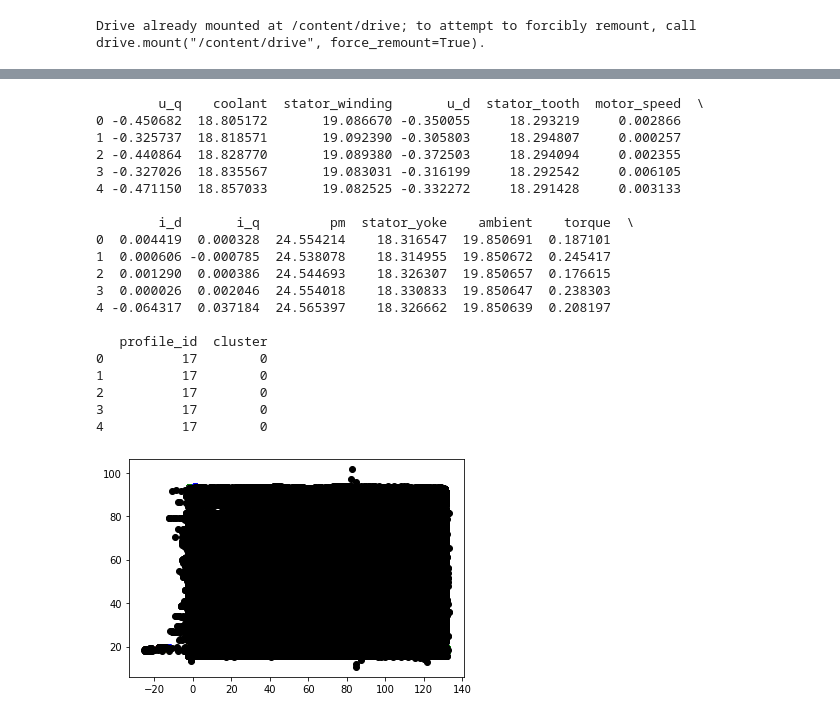
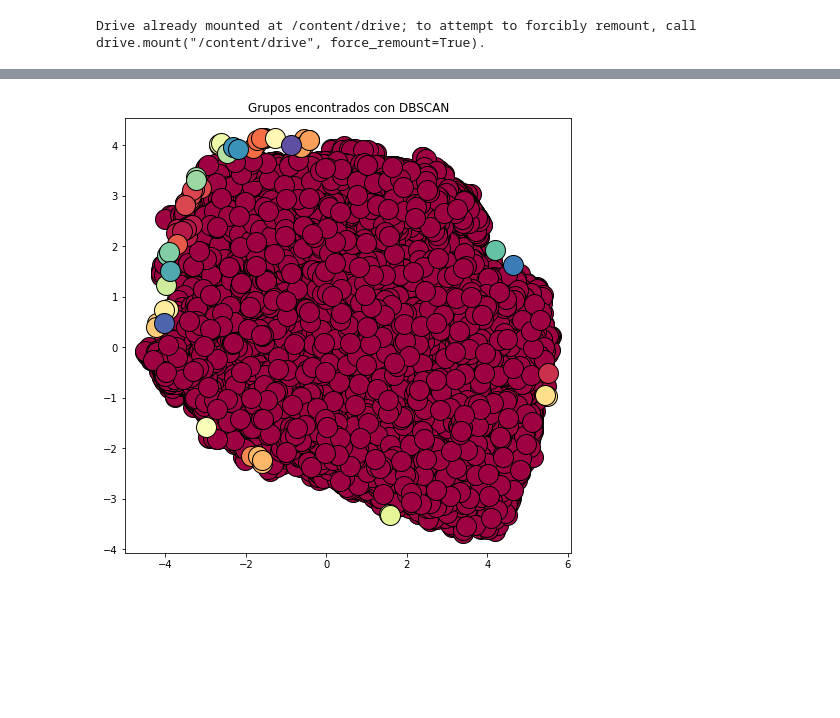
Before and after one commit to marcgym2/MachineLearning, a Jupyter notebook: Tarea5.ipynb, the cells around one changed output, grey strips where cells are left out. Saved outputs shown, nothing was run; the diff lists cells and outputs as text; code cells hidden in the pictures; blank space fills up the shorter version.

```diff
--- a/Tarea5.ipynb
+++ b/Tarea5.ipynb
@@ -55,5 +112,5 @@ X_norm = scaler.fit_transform(X)
 # Definir el modelo DBSCAN con los parámetros eps y min_samples
 # eps: radio máximo de la vecindad de un punto (distancia euclidiana)
 # min_samples: número mínimo de puntos que deben estar dentro del radio eps
-dbscan = DBSCAN(eps=0.5, min_samples=5)
+dbscan = DBSCAN(eps=0.15, min_samples=1)
 # %%
@@ -62,4 +121,9 @@ dbscan.fit(X_norm)
 # %%
-# Obtenemos las etiquetas de cada punto, -1 indica ruido
+# Obtener los grupos de puntos y etiquetas de cada punto, -1 indica ruido
 labels = dbscan.labels_
+clusters = set(labels)
+# %%
+# Definir los puntos núcleo (core samples) y los puntos frontera (boundary samples)
+core_samples_mask = np.zeros_like(labels, dtype=bool)
+core_samples_mask[dbscan.core_sample_indices_] = True
 # %%
@@ -74,42 +137,0 @@ Número de puntos considerados como ruido: 487178
-# %%
-# Añadimos las etiquetas al DataFrame
-df_measures['cluster'] = labels
-
-# Mostramos los resultados
-print(df_measures.head())
-# %% [output]
-        u_q    coolant  stator_winding       u_d  stator_tooth  motor_speed  \
-0 -0.450682  18.805172       19.086670 -0.350055     18.293219     0.002866
-1 -0.325737  18.818571       19.092390 -0.305803     18.294807     0.000257
-2 -0.440864  18.828770       19.089380 -0.372503     18.294094     0.002355
-3 -0.327026  18.835567       19.083031 -0.316199     18.292542     0.006105
-4 -0.471150  18.857033       19.082525 -0.332272     18.291428     0.003133
-
-        i_d       i_q         pm  stator_yoke    ambient    torque  \
-0  0.004419  0.000328  24.554214    18.316547  19.850691  0.187101
-1  0.000606 -0.000785  24.538078    18.314955  19.850672  0.245417
-2  0.001290  0.000386  24.544693    18.326307  19.850657  0.176615
-3  0.000026  0.002046  24.554018    18.330833  19.850647  0.238303
-4 -0.064317  0.037184  24.565397    18.326662  19.850639  0.208197
-
-   profile_id  cluster
-0          17        0
-1          17        0
-2          17        0
-3          17        0
-4          17        0
-# %%
-# Creamos un array de colores para los puntos
-colors = ['red', 'blue', 'green', 'yellow', 'purple', 'pink', 'orange']
-unique_labels = set(labels)
-for label in unique_labels:
-    if label == -1:
-        # Pintamos los puntos ruido de negro
-        color = 'black'
-    else:
-        color = colors[label % len(colors)]
-    # Seleccionamos los puntos con esta etiqueta y los pintamos
-    x = X_db[labels == label]
-    plt.scatter(x.iloc[:, 0], x.iloc[:, 1], color=color)
-# %% [output]
-[figure, removed]
@@ -119,0 +138,22 @@ plt.show()
+# %%
+# Visualizar los grupos encontrados
+fig, ax = plt.subplots(figsize=(8, 8))
+colors = [plt.cm.Spectral(each) for each in np.linspace(0, 1, len(clusters))]
+for k, col in zip(clusters, colors):
+    if k == -1:
+        col = [0, 0, 0, 1] # negro para los puntos considerados como ruido
+
+    class_member_mask = (labels == k)
+
+    xy = X_pca[class_member_mask & ~core_samples_mask]
+    ax.plot(xy[:, 0], xy[:, 1], 'o', markerfacecolor=tuple(col),
+            markeredgecolor='k', markersize=10)
+
+    xy = X_pca[class_member_mask & core_samples_mask]
+    ax.plot(xy[:, 0], xy[:, 1], 'o', markerfacecolor=tuple(col),
+            markeredgecolor='k', markersize=20)
+
+ax.set_title('Grupos encontrados con DBSCAN')
+plt.show()
+# %% [output]
+[figure, added]
```
Also changed, not shown: parts of 9 cells of this notebook.
